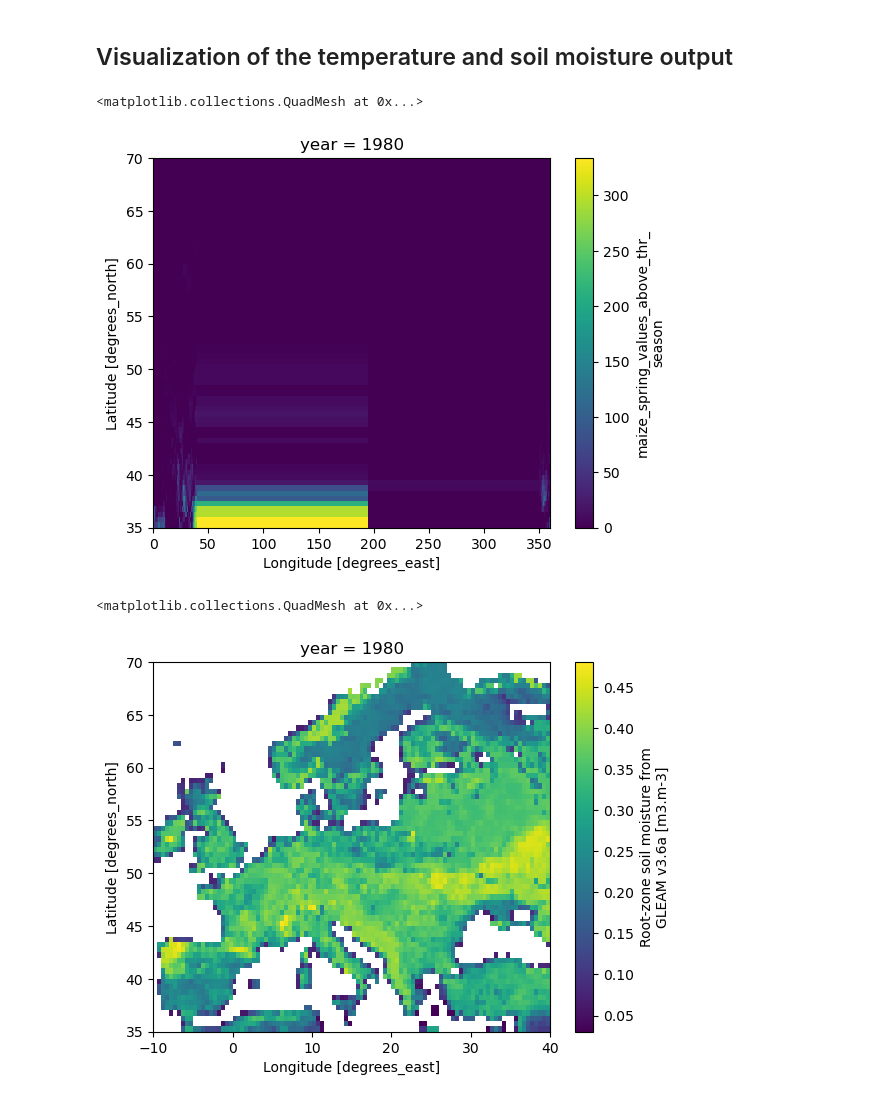
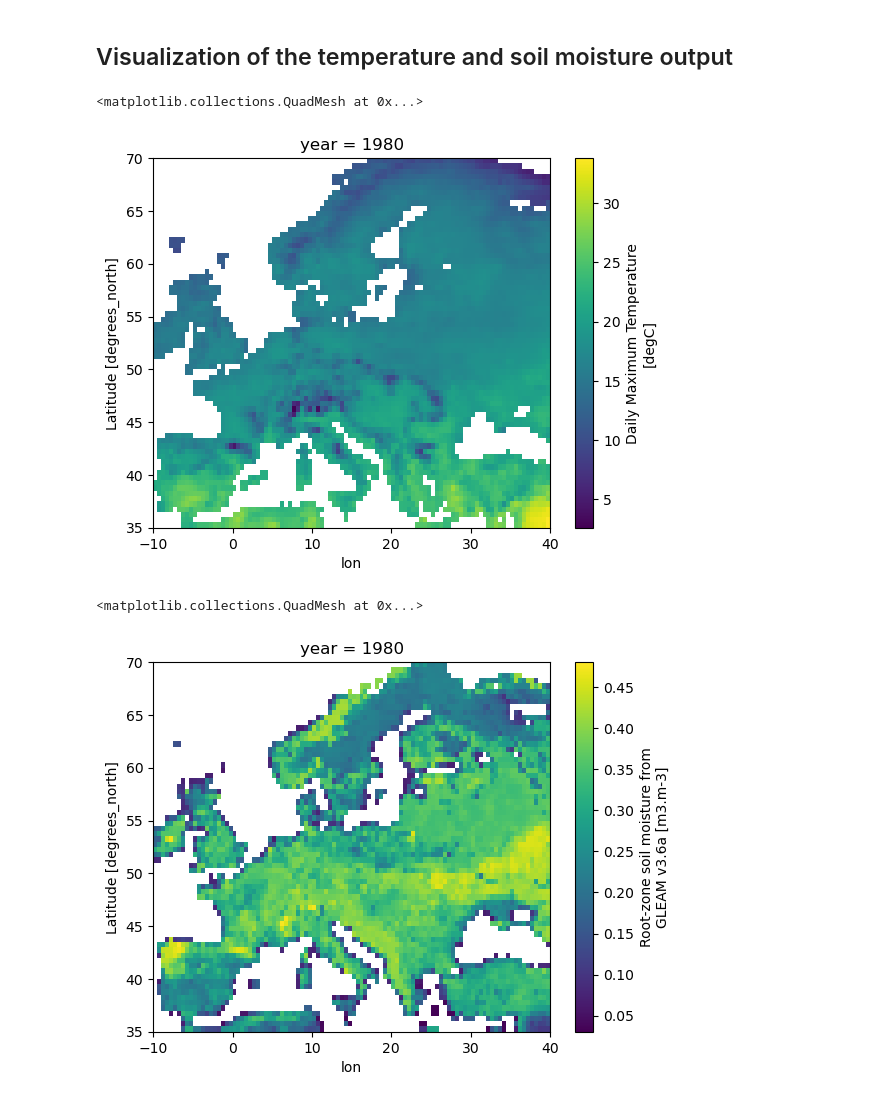
Before and after one commit to Raed-Hamed/sequential_heat_crop_impacts, a Jupyter notebook: climate_preprocessing/1_Historic_EU.ipynb, the cells around one changed output. Cells and saved outputs as stored; diff of their text form; code cells hidden in the pictures.

Commit message:
Adapt longitude values to -180 to 180 degrees

```diff
--- a/climate_preprocessing/1_Historic_EU.ipynb
+++ b/climate_preprocessing/1_Historic_EU.ipynb
@@ -26,8 +26,7 @@ Define the months of interest and the latitude and longitude bounds for the stud
 # %%
 months = [3, 4, 5, 6, 7, 8]
 thresholds = [15, 20.5, 28.8, 30.5]
-lon_bounds_t = [350, 40] #longitudinal values range from 0 to 360
-lon_bounds_m = [-10, 40] #longitudinal values range from -180 to 180
+lon_bounds = [-10, 40] #longitudinal values range from -180 to 180
 lat_bounds = [70, 35]
 geo_area = 'EU'
 years = (1980, 2022)
@@ -59,7 +44,7 @@ Create dataset containing monthly values for the entire time period and all pre-
 try:
     t_monthly = xr.open_dataset(file_t_monthly)
 except:
-    t_monthly = fct_his.monthly_t_metrics(data_t, lon_bounds_t, lat_bounds, months, thresholds, years)
+    t_monthly = fct_his.monthly_t_metrics(data_t, lon_bounds, lat_bounds, months, thresholds, years)
     t_monthly.to_netcdf(file_t_monthly)
     t_monthly.close()
 # %% [output]
@@ -88,7 +72,7 @@ metrics = ['values_above_thr_', 'days_above_thr_']
 try:
     t_annual = xr.open_dataset(file_t_annual)
 except:
-    t_annual = fct_his.annual_t_metrics(t_monthly, crops, seasons, metrics, crops_dict)
+    t_annual = fct_his.annual_t_metrics(t_monthly, crops, metrics,)
     t_annual.to_netcdf(file_t_annual)
     t_annual.close()
 # %%
@@ -101,12 +85,12 @@ except:
 # %% [markdown]
 ## Visualization of the temperature and soil moisture output
 # %%
-t_annual['maize_spring_values_above_thr_season'].isel(year=0).plot()
+t_annual['maize_spring_monthly_mean_season'].isel(year=0).plot()
 # %% [output]
 <matplotlib.collections.QuadMesh at 0x...>
-[figure, old version]
+[figure, new version]
 # %%
-sm_annual['maize_spring_monthly_mean_season'].isel(year=0).plot()
+sm_annual['maize_spring'].isel(year=0).plot()
 # %% [output]
 <matplotlib.collections.QuadMesh at 0x...>
-[figure, old version]
+[figure, new version]
```
Also changed, not shown: parts of 3 cells of this notebook, 2 other files.
